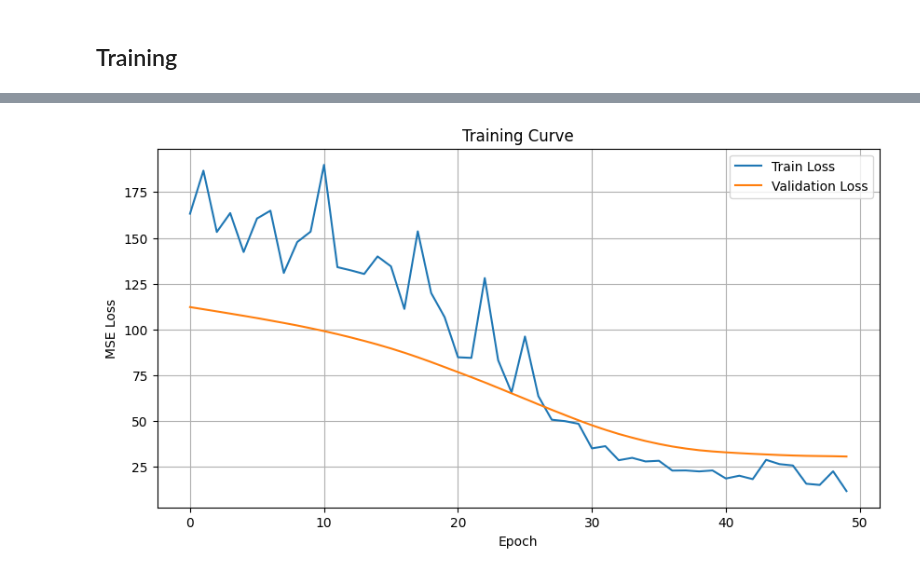
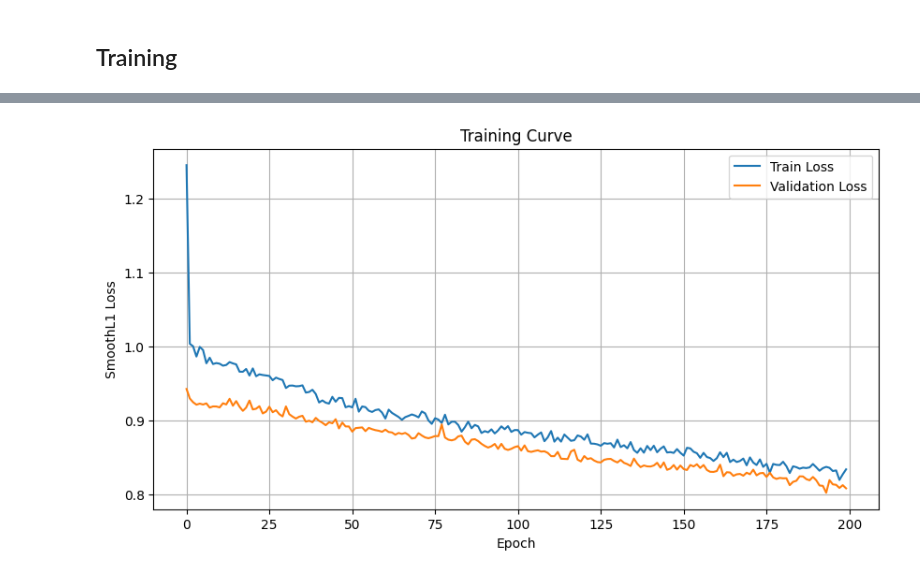
Before and after one commit to willweiao/MIP-Parameter-Tuning-with-Gurobi, a Jupyter notebook: notebook/04_train_mlp_model.ipynb, the cells around one changed output, grey strips where cells are left out. Saved outputs shown, nothing was run; the diff lists cells and outputs as text; code cells hidden in the pictures.

Commit message:
project temporarily failed in obtain a model

```diff
--- a/notebook/04_train_mlp_model.ipynb
+++ b/notebook/04_train_mlp_model.ipynb
@@ -37,7 +37,7 @@ n_test = int(n * 0.1)
 n_val = int(n * 0.1)
 n_train = n - n_val - n_test
 
-train_set, val_set, test_set = random_split(dataset, [n_train, n_val, n_test], generator=torch.Generator().manual_seed(42))
+train_set, val_set, test_set = random_split(dataset, [n_train, n_val, n_test], generator=torch.Generator().manual_seed(20))
 
 train_loader = DataLoader(train_set, batch_size=32, shuffle=True)
 val_loader   = DataLoader(val_set, batch_size=64)
@@ -48,8 +48,9 @@ test_loader  = DataLoader(test_set, batch_size=64)
 device = "cuda" if torch.cuda.is_available() else "cpu"
 model = MLPRegressor(input_dim=X_scaled.shape[1])
 optimizer = torch.optim.Adam(model.parameters(), lr=1e-3)
-criterion = torch.nn.MSELoss()
+criterion = torch.nn.SmoothL1Loss()
 
 model, train_losses, val_losses = train_loop(model, train_loader, val_loader, optimizer, criterion,
-                                        epochs=50, device=device)
+                                        epochs=200, device=device, early_stopping=False, patience=10,
+                                        delta=1e-4, save_path="../model/best_model.pt")
 # %% [output]
@@ -73,16 +74,16 @@ model, train_losses, val_losses = train_loop(model, train_loader, val_loader, op
 # %%
 # plot the loss curves
 plt.figure(figsize=(10, 5))
 plt.plot(train_losses, label='Train Loss')
 plt.plot(val_losses, label='Validation Loss')
 plt.xlabel("Epoch")
-plt.ylabel("MSE Loss")
+plt.ylabel("SmoothL1 Loss")
 plt.title("Training Curve")
 plt.legend()
 plt.grid(True)
 plt.show()
 # %% [output]
-[figure, old version]
+[figure, new version]
 # %%
 evaluate_loop(model, test_loader, device=device, label="Test")
 # %% [output]
```
Also changed, not shown: parts of 2 cells of this notebook, 7 other files.
